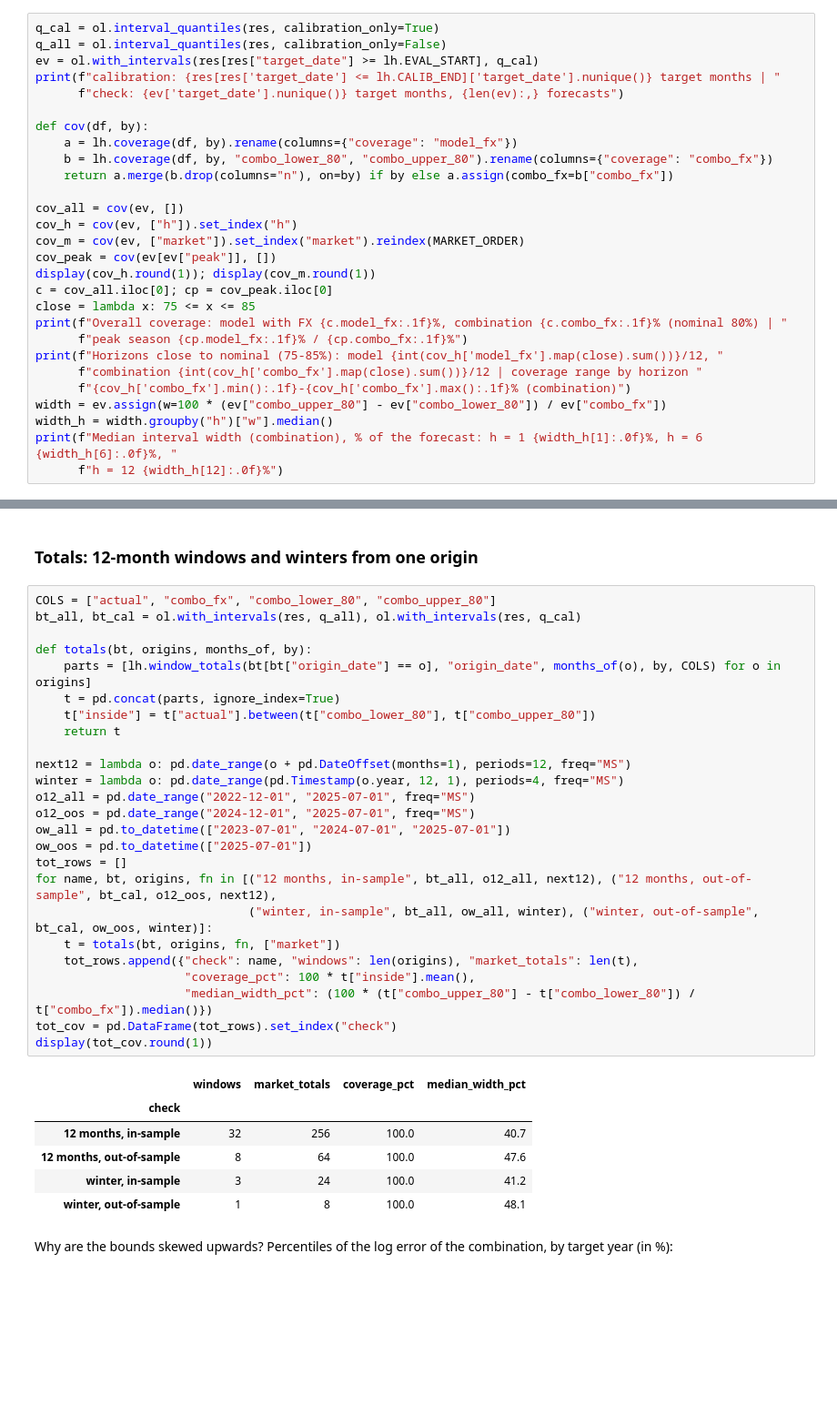
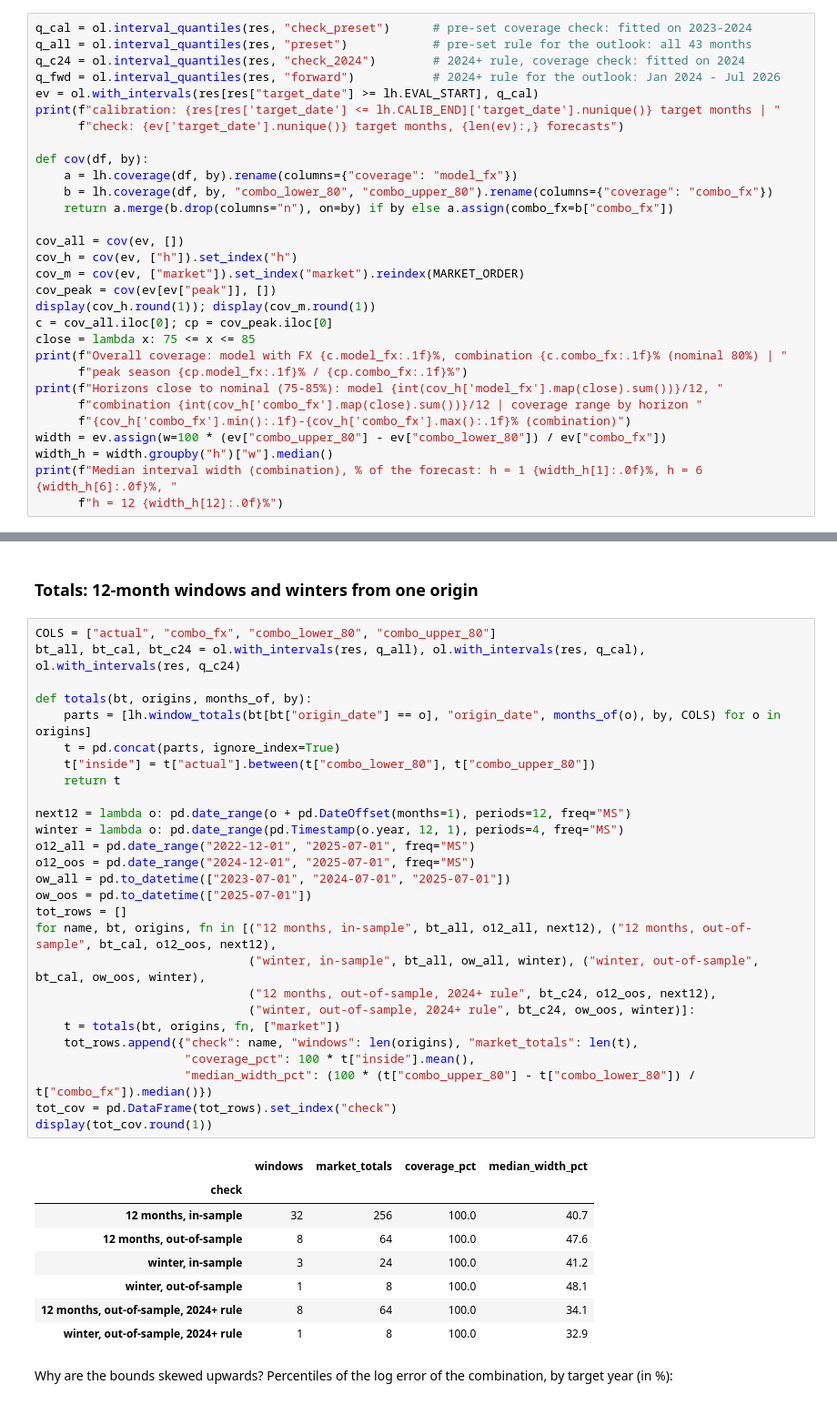
Before and after one commit to Pauulinooo/swiss-tourism-fx, a Jupyter notebook: notebooks/05_long_horizon.ipynb, the cells around one changed output, grey strips where cells are left out. Shown at 91% size. Saved outputs shown, nothing was run; the diff lists cells and outputs as text; blank space fills up the shorter version.

```diff
--- a/notebooks/05_long_horizon.ipynb
+++ b/notebooks/05_long_horizon.ipynb
@@ -154,6 +158,8 @@ display(w12.round(2))
 # %%
-q_cal = ol.interval_quantiles(res, calibration_only=True)
-q_all = ol.interval_quantiles(res, calibration_only=False)
+q_cal = ol.interval_quantiles(res, "check_preset")      # pre-set coverage check: fitted on 2023-2024
+q_all = ol.interval_quantiles(res, "preset")            # pre-set rule for the outlook: all 43 months
+q_c24 = ol.interval_quantiles(res, "check_2024")        # 2024+ rule, coverage check: fitted on 2024
+q_fwd = ol.interval_quantiles(res, "forward")           # 2024+ rule for the outlook: Jan 2024 - Jul 2026
 ev = ol.with_intervals(res[res["target_date"] >= lh.EVAL_START], q_cal)
 print(f"calibration: {res[res['target_date'] <= lh.CALIB_END]['target_date'].nunique()} target months | "
       f"check: {ev['target_date'].nunique()} target months, {len(ev):,} forecasts")
@@ -212,36 +252,40 @@ Median interval width (combination), % of the forecast: h = 1 47%, h = 6 45%, h
 ### Totals: 12-month windows and winters from one origin
 # %%
 COLS = ["actual", "combo_fx", "combo_lower_80", "combo_upper_80"]
-bt_all, bt_cal = ol.with_intervals(res, q_all), ol.with_intervals(res, q_cal)
+bt_all, bt_cal, bt_c24 = ol.with_intervals(res, q_all), ol.with_intervals(res, q_cal), ol.with_intervals(res, q_c24)
 
 def totals(bt, origins, months_of, by):
     parts = [lh.window_totals(bt[bt["origin_date"] == o], "origin_date", months_of(o), by, COLS) for o in origins]
     t = pd.concat(parts, ignore_index=True)
     t["inside"] = t["actual"].between(t["combo_lower_80"], t["combo_upper_80"])
     return t
 
 next12 = lambda o: pd.date_range(o + pd.DateOffset(months=1), periods=12, freq="MS")
 winter = lambda o: pd.date_range(pd.Timestamp(o.year, 12, 1), periods=4, freq="MS")
 o12_all = pd.date_range("2022-12-01", "2025-07-01", freq="MS")
 o12_oos = pd.date_range("2024-12-01", "2025-07-01", freq="MS")
 ow_all = pd.to_datetime(["2023-07-01", "2024-07-01", "2025-07-01"])
 ow_oos = pd.to_datetime(["2025-07-01"])
 tot_rows = []
 for name, bt, origins, fn in [("12 months, in-sample", bt_all, o12_all, next12), ("12 months, out-of-sample", bt_cal, o12_oos, next12),
-                              ("winter, in-sample", bt_all, ow_all, winter), ("winter, out-of-sample", bt_cal, ow_oos, winter)]:
+                              ("winter, in-sample", bt_all, ow_all, winter), ("winter, out-of-sample", bt_cal, ow_oos, winter),
+                              ("12 months, out-of-sample, 2024+ rule", bt_c24, o12_oos, next12),
+                              ("winter, out-of-sample, 2024+ rule", bt_c24, ow_oos, winter)]:
     t = totals(bt, origins, fn, ["market"])
     tot_rows.append({"check": name, "windows": len(origins), "market_totals": len(t),
                      "coverage_pct": 100 * t["inside"].mean(),
                      "median_width_pct": (100 * (t["combo_upper_80"] - t["combo_lower_80"]) / t["combo_fx"]).median()})
 tot_cov = pd.DataFrame(tot_rows).set_index("check")
 display(tot_cov.round(1))
 # %% [output]
 |  | windows | market_totals | coverage_pct | median_width_pct |
 | check |  |  |  |  |
 | 12 months, in-sample | 32 | 256 | 100.0 | 40.7 |
 | 12 months, out-of-sample | 8 | 64 | 100.0 | 47.6 |
 | winter, in-sample | 3 | 24 | 100.0 | 41.2 |
 | winter, out-of-sample | 1 | 8 | 100.0 | 48.1 |
+| 12 months, out-of-sample, 2024+ rule | 8 | 64 | 100.0 | 34.1 |
+| winter, out-of-sample, 2024+ rule | 1 | 8 | 100.0 | 32.9 |
 # %% [markdown]
 Why are the bounds skewed upwards? Percentiles of the log error of the combination, by target year (in %):
 # %%
```
Also changed, not shown: parts of 15 cells of this notebook, 2 other files.
